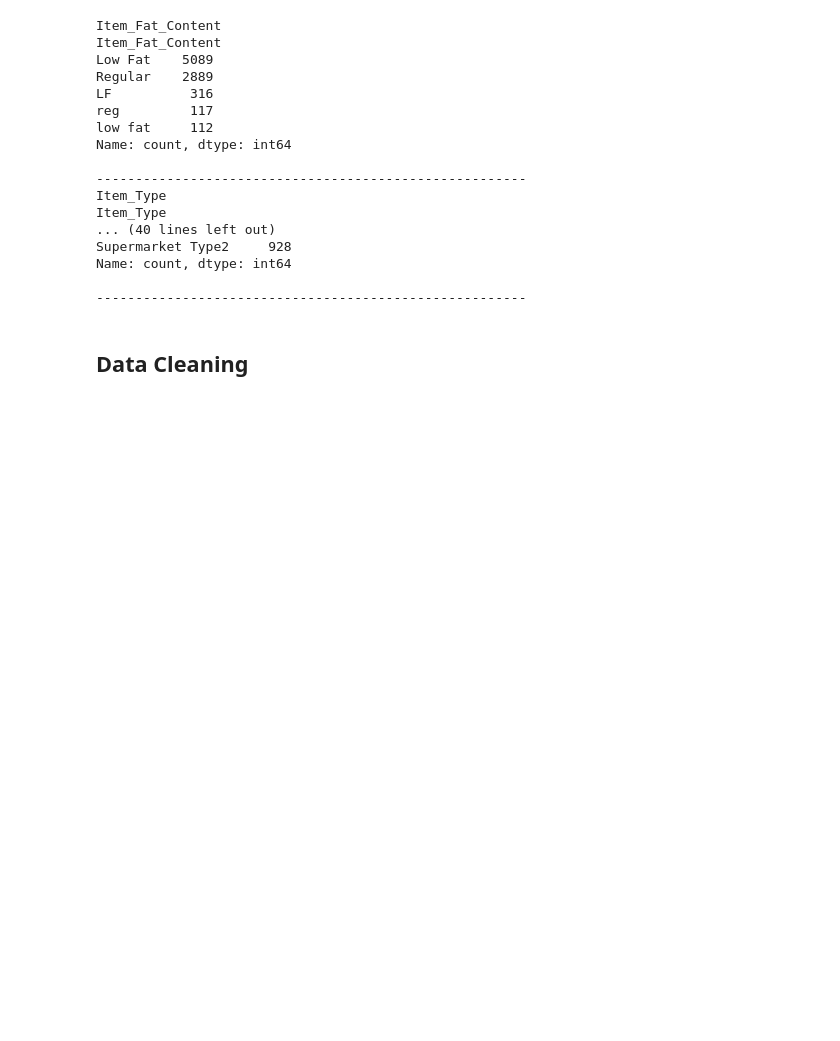
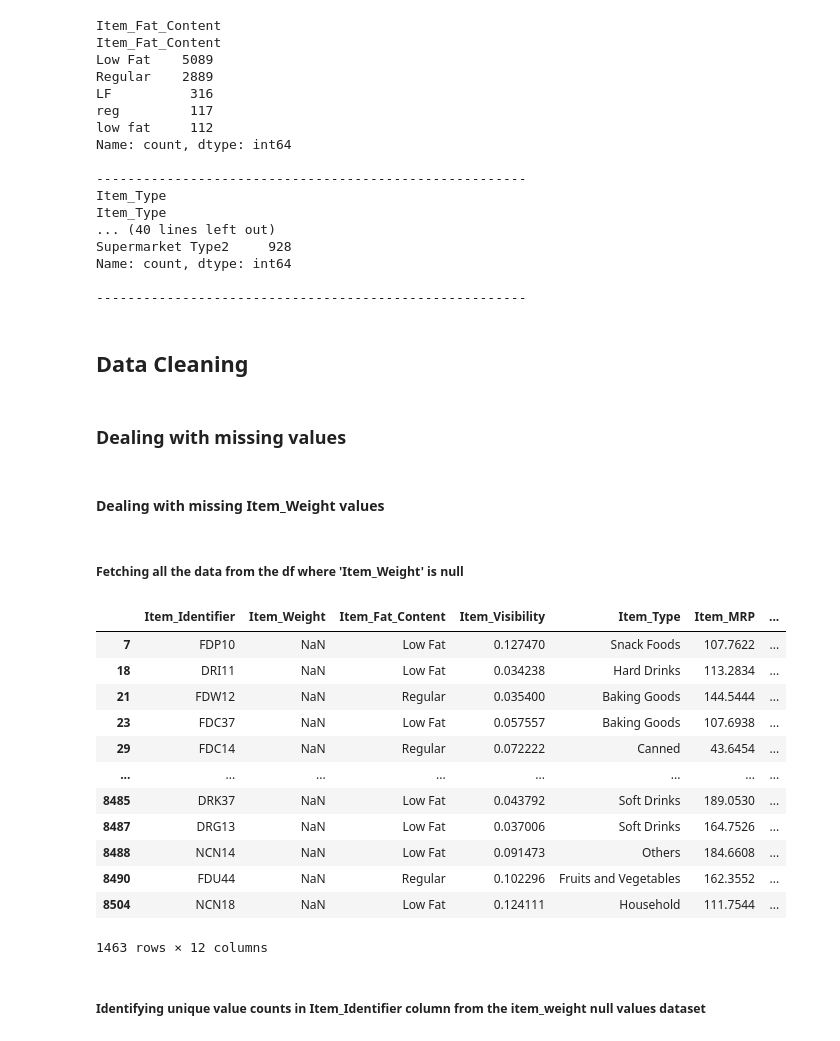
Before and after one commit to amisha26/Hands-on-Machine-Learning, a Jupyter notebook: sales_forecasting_project/sales_forecast.ipynb, the cells around one changed output. Saved outputs shown, nothing was run; the diff lists cells and outputs as text; code cells hidden in the pictures; blank space fills up the shorter version.

Commit message:
handled missing values

```diff
--- a/sales_forecasting_project/sales_forecast.ipynb
+++ b/sales_forecasting_project/sales_forecast.ipynb
@@ -165,3 +166,28 @@ Name: count, dtype: int64
 -------------------------------------------------------
 # %% [markdown]
 ## Data Cleaning
+# %% [markdown]
+### Dealing with missing values
+# %% [markdown]
+#### Dealing with missing Item_Weight values
+# %% [markdown]
+##### Fetching all the data from the df where 'Item_Weight' is null
+# %%
+item_weight_null_rows = sales_data[sales_data["Item_Weight"].isnull()]
+item_weight_null_rows
+# %% [output]
+|  | Item_Identifier | Item_Weight | Item_Fat_Content | Item_Visibility | Item_Type | Item_MRP | ... |
+| 7 | FDP10 | NaN | Low Fat | 0.127470 | Snack Foods | 107.7622 | ... |
+| 18 | DRI11 | NaN | Low Fat | 0.034238 | Hard Drinks | 113.2834 | ... |
+| 21 | FDW12 | NaN | Regular | 0.035400 | Baking Goods | 144.5444 | ... |
+| 23 | FDC37 | NaN | Low Fat | 0.057557 | Baking Goods | 107.6938 | ... |
+| 29 | FDC14 | NaN | Regular | 0.072222 | Canned | 43.6454 | ... |
+| ... | ... | ... | ... | ... | ... | ... | ... |
+| 8485 | DRK37 | NaN | Low Fat | 0.043792 | Soft Drinks | 189.0530 | ... |
+| 8487 | DRG13 | NaN | Low Fat | 0.037006 | Soft Drinks | 164.7526 | ... |
+| 8488 | NCN14 | NaN | Low Fat | 0.091473 | Others | 184.6608 | ... |
+| 8490 | FDU44 | NaN | Regular | 0.102296 | Fruits and Vegetables | 162.3552 | ... |
+| 8504 | NCN18 | NaN | Low Fat | 0.124111 | Household | 111.7544 | ... |
+1463 rows × 12 columns
+# %% [markdown]
+##### Identifying unique value counts in Item_Identifier column from the item_weight null values dataset
```
Also changed, not shown: parts of 25 cells of this notebook.
